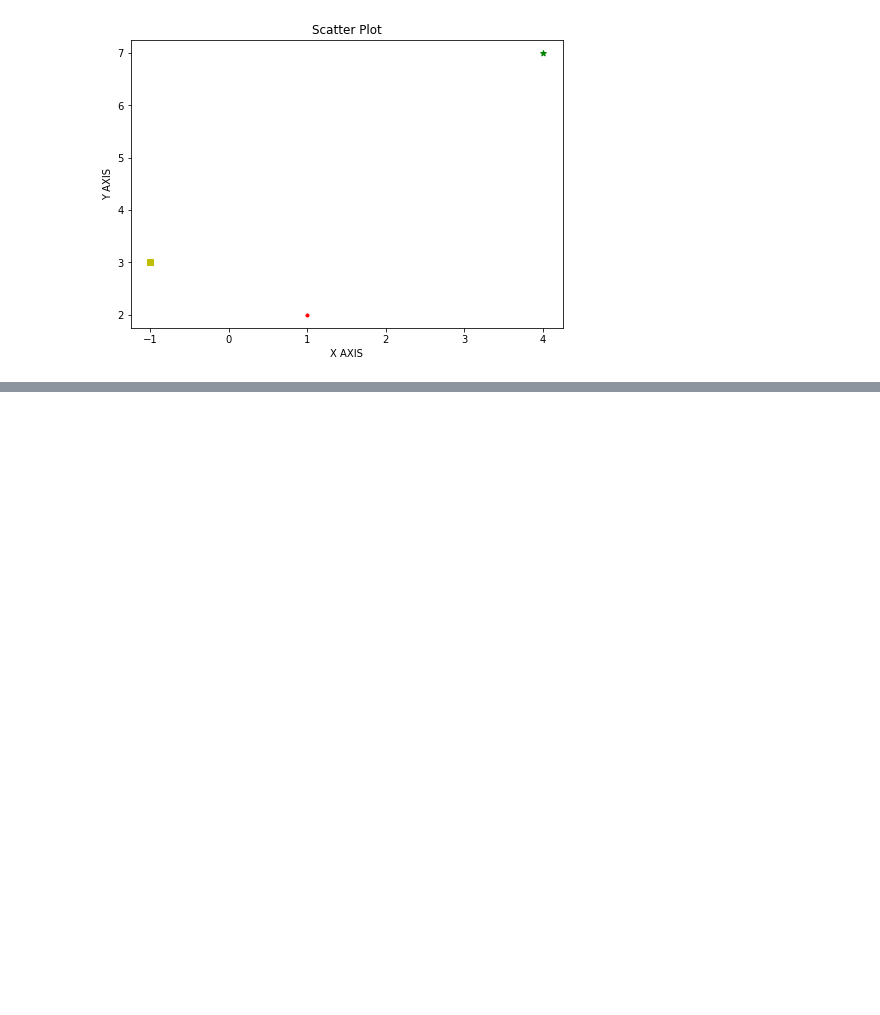
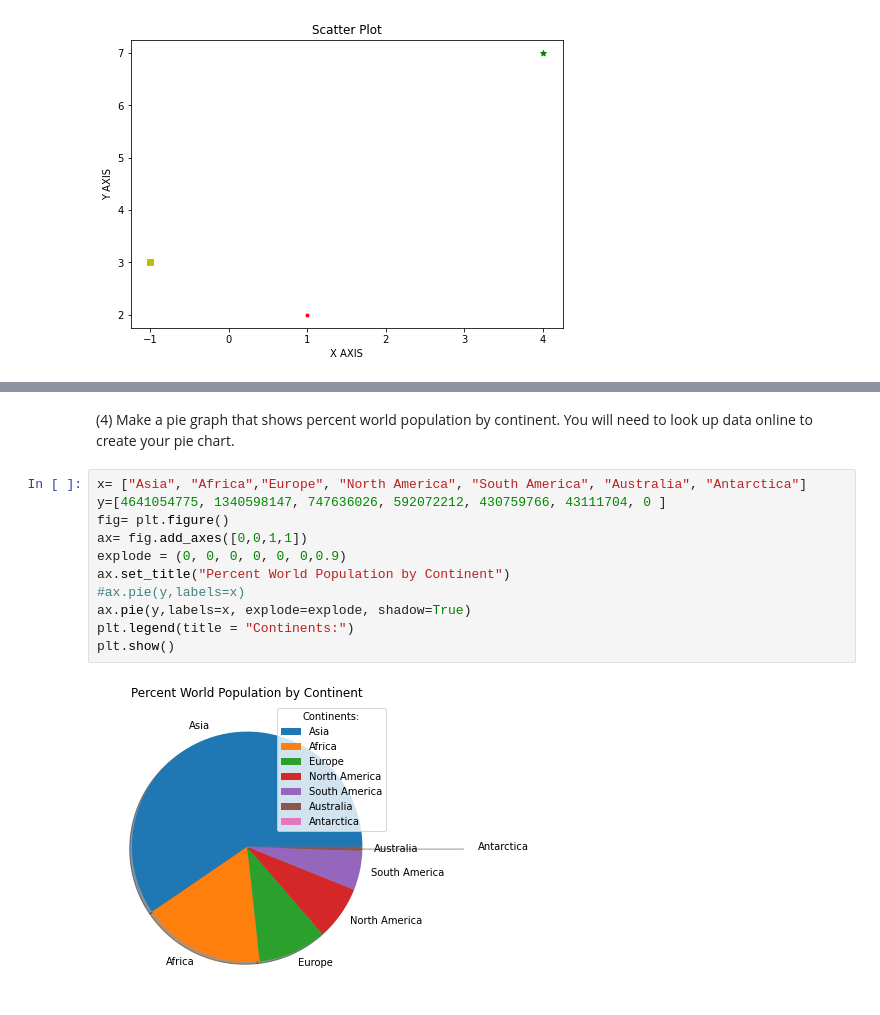
Before and after one commit to EL-Magnific-o/Fintech, a Jupyter notebook: matplotlib.ipynb, the cells around one changed output, grey strips where cells are left out. Cells and saved outputs as stored; diff of their text form; blank space fills up the shorter version.

```diff
--- a/matplotlib.ipynb
+++ b/matplotlib.ipynb
@@ -43,0 +70,15 @@ plt.show()
+# %% [markdown]
+(4) Make a pie graph that shows percent world population by continent. You will need to look up data online to create your pie chart.
+# %%
+x= ["Asia", "Africa","Europe", "North America", "South America", "Australia", "Antarctica"]
+y=[4641054775, 1340598147, 747636026, 592072212, 430759766, 43111704, 0 ]
+fig= plt.figure()
+ax= fig.add_axes([0,0,1,1])
+explode = (0, 0, 0, 0, 0, 0,0.9)
+ax.set_title("Percent World Population by Continent")
+#ax.pie(y,labels=x)
+ax.pie(y,labels=x, explode=explode, shadow=True)
+plt.legend(title = "Continents:")
+plt.show()
+# %% [output]
+[figure, added]
```
Also changed, not shown: parts of 4 cells of this notebook.
